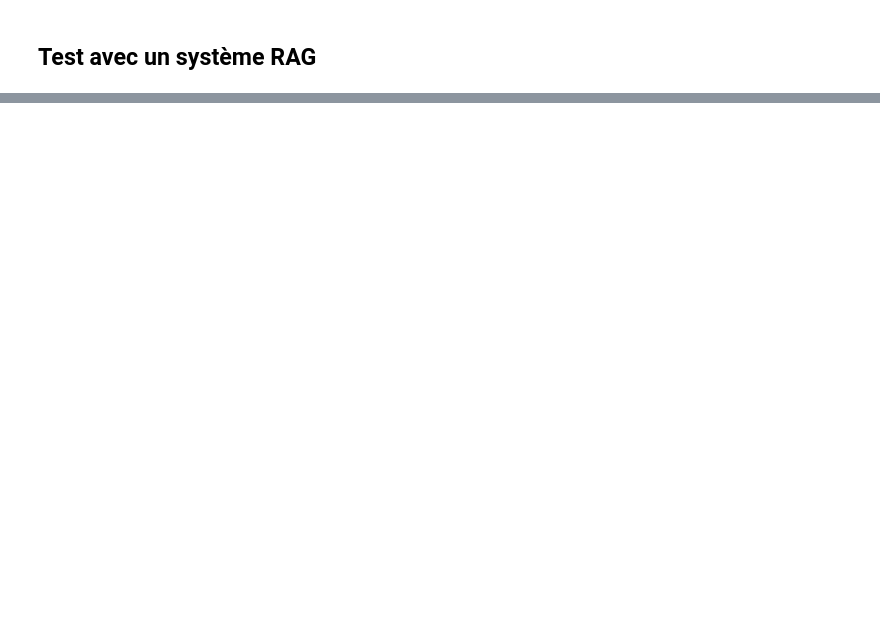
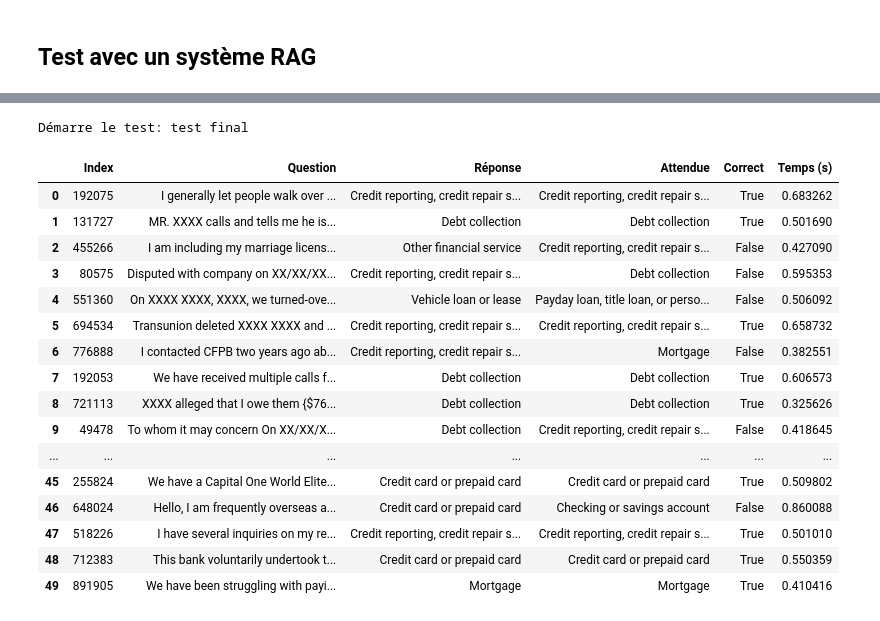
Before and after one commit to Ace4teaM/OCR-ZenAssist, a Jupyter notebook: 2_approche_llm.ipynb, the cells around one changed output, grey strips where cells are left out. Saved outputs shown, nothing was run; the diff lists cells and outputs as text; code cells hidden in the pictures; blank space fills up the shorter version.

```diff
--- a/2_approche_llm.ipynb
+++ b/2_approche_llm.ipynb
@@ -409,13 +457,30 @@ Voici des exemples de réclamation correctement classées:
 {examples_text}
 """
 # %%
+from metrics import (
+    calculate_metrics,
+    print_metrics,
+    report,
+)
+
 name = "test 20 avec exemples"
-if name not in results:
+results_path = Path(name + ".pkl")
+results = load_results(results_path)
+
+if len(results) == 0:
     print("Démarre le test:", name)
     indices = X_test.index[:20]
-    results[name] = test(indices)
+    results = test(indices)
+    save_results(results, results_path)
 
-    # sauvegarde les résultats
-    save_results()
+    metrics = calculate_metrics(results)
+
+    print()
+    print("------------------------")
+    print(name)
+    print("------------------------")
+    print_metrics(metrics)
+    print("------------------------")
+    report(results)
 # %% [markdown]
 ## Test avec un système RAG
@@ -496,0 +492,40 @@ Accuracy : 50.00%
+# %%
+from metrics import (
+    calculate_metrics,
+    print_metrics,
+    report,
+)
+
+results_path = Path("results.pkl")
+results = load_results(results_path)
+
+max_results = 50
+name = "test final"
+if len(results) < max_results:
+    print("Démarre le test:", name)
+    indices = X_test.index[len(results):max_results]
+    additional_results = test(indices)
+    results = pd.concat([results, additional_results], ignore_index=True)
+    save_results(results, results_path)
+# %% [output]
+Démarre le test: test final
+# %%
+results
+# %% [output]
+|  | Index | Question | Réponse | Attendue | Correct | Temps (s) |
+| 0 | 192075 | I generally let people walk over ... | Credit reporting, credit repair s... | Credit reporting, credit repair s... | True | 0.683262 |
+| 1 | 131727 | MR. XXXX calls and tells me he is... | Debt collection | Debt collection | True | 0.501690 |
+| 2 | 455266 | I am including my marriage licens... | Other financial service | Credit reporting, credit repair s... | False | 0.427090 |
+| 3 | 80575 | Disputed with company on XX/XX/XX... | Credit reporting, credit repair s... | Debt collection | False | 0.595353 |
+| 4 | 551360 | On XXXX XXXX, XXXX, we turned-ove... | Vehicle loan or lease | Payday loan, title loan, or perso... | False | 0.506092 |
+| 5 | 694534 | Transunion deleted XXXX XXXX and ... | Credit reporting, credit repair s... | Credit reporting, credit repair s... | True | 0.658732 |
+| 6 | 776888 | I contacted CFPB two years ago ab... | Credit reporting, credit repair s... | Mortgage | False | 0.382551 |
+| 7 | 192053 | We have received multiple calls f... | Debt collection | Debt collection | True | 0.606573 |
+| 8 | 721113 | XXXX alleged that I owe them {$76... | Debt collection | Debt collection | True | 0.325626 |
+| 9 | 49478 | To whom it may concern On XX/XX/X... | Debt collection | Credit reporting, credit repair s... | False | 0.418645 |
+| ... | ... | ... | ... | ... | ... | ... |
+| 45 | 255824 | We have a Capital One World Elite... | Credit card or prepaid card | Credit card or prepaid card | True | 0.509802 |
+| 46 | 648024 | Hello, I am frequently overseas a... | Credit card or prepaid card | Checking or savings account | False | 0.860088 |
+| 47 | 518226 | I have several inquiries on my re... | Credit reporting, credit repair s... | Credit reporting, credit repair s... | True | 0.501010 |
+| 48 | 712383 | This bank voluntarily undertook t... | Credit card or prepaid card | Credit card or prepaid card | True | 0.550359 |
+| 49 | 891905 | We have been struggling with payi... | Mortgage | Mortgage | True | 0.410416 |
```
Also changed, not shown: parts of 14 cells of this notebook, 1 other file.
